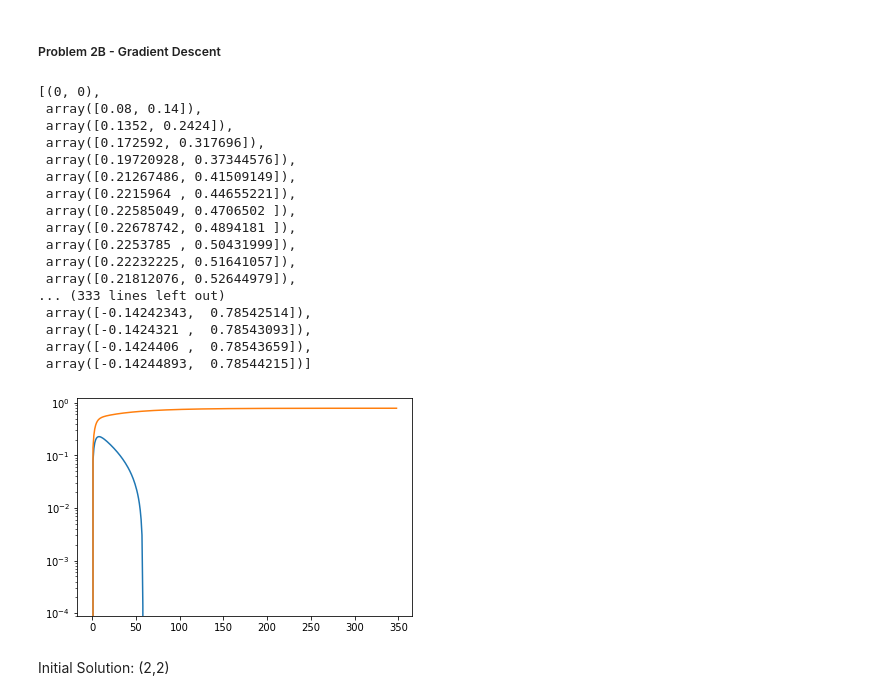
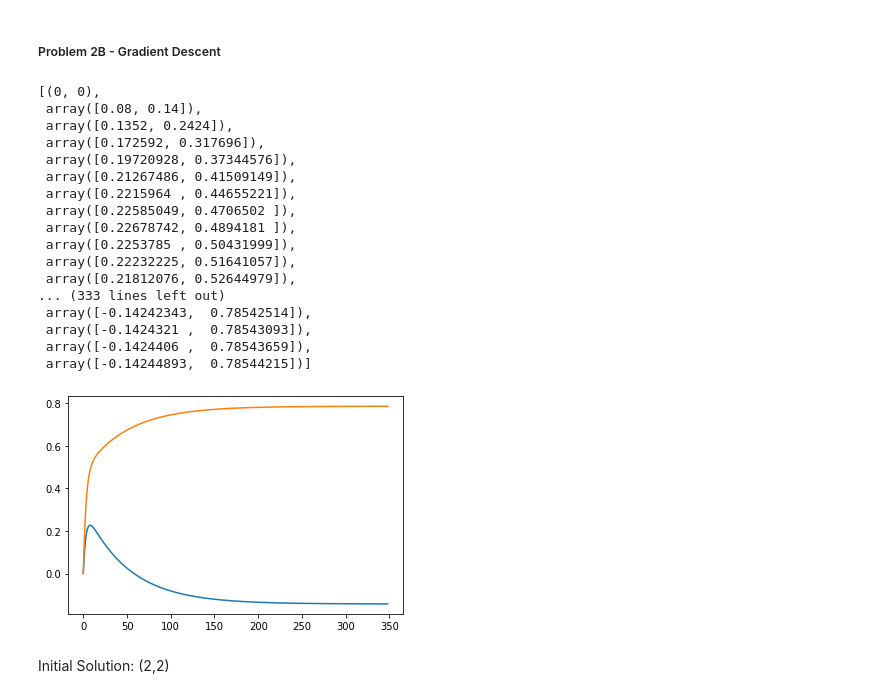
Before and after one commit to sebastiangarper/MAE-598, a Jupyter notebook: Homework #2.1.ipynb, the cells around one changed output. Saved outputs shown, nothing was run; the diff lists cells and outputs as text; code cells hidden in the pictures.

```diff
--- a/Homework #2.1.ipynb
+++ b/Homework #2.1.ipynb
@@ -53,7 +53,7 @@ x0 = (0, 0)
 k = 0
 soln = [x0]
 x = soln[k]
-error = scipy.linalg.norm(grad(x))
+error = scipy.linalg.norm(gradiant(x))
 a = 0.01
 # %%
 def line_search(x):
@@ -67,34 +67,33 @@ def line_search(x):
 # %%
 while error >= eps:
     a = line_search(x)
     x = x - a * gradiant(x)
     soln.append(x)
     error = scipy.linalg.norm(gradiant(x))
 
 soln
+plt.plot(soln)
 
-plt.plot(soln)
-plt.yscale("log")
 soln
 # %% [output]
 [(0, 0),
  array([0.08, 0.14]),
  array([0.1352, 0.2424]),
  array([0.172592, 0.317696]),
  array([0.19720928, 0.37344576]),
  array([0.21267486, 0.41509149]),
  array([0.2215964 , 0.44655221]),
  array([0.22585049, 0.4706502 ]),
  array([0.22678742, 0.4894181 ]),
  array([0.2253785 , 0.50431999]),
  array([0.22232225, 0.51641057]),
  array([0.21812076, 0.52644979]),
 ... (333 lines left out)
  array([-0.14242343,  0.78542514]),
  array([-0.1424321 ,  0.78543093]),
  array([-0.1424406 ,  0.78543659]),
  array([-0.14244893,  0.78544215])]
-[figure, old version]
+[figure, new version]
 # %% [markdown]
 Initial Solution: (2,2)
 # %%
```
Also changed, not shown: parts of 3 cells of this notebook.
